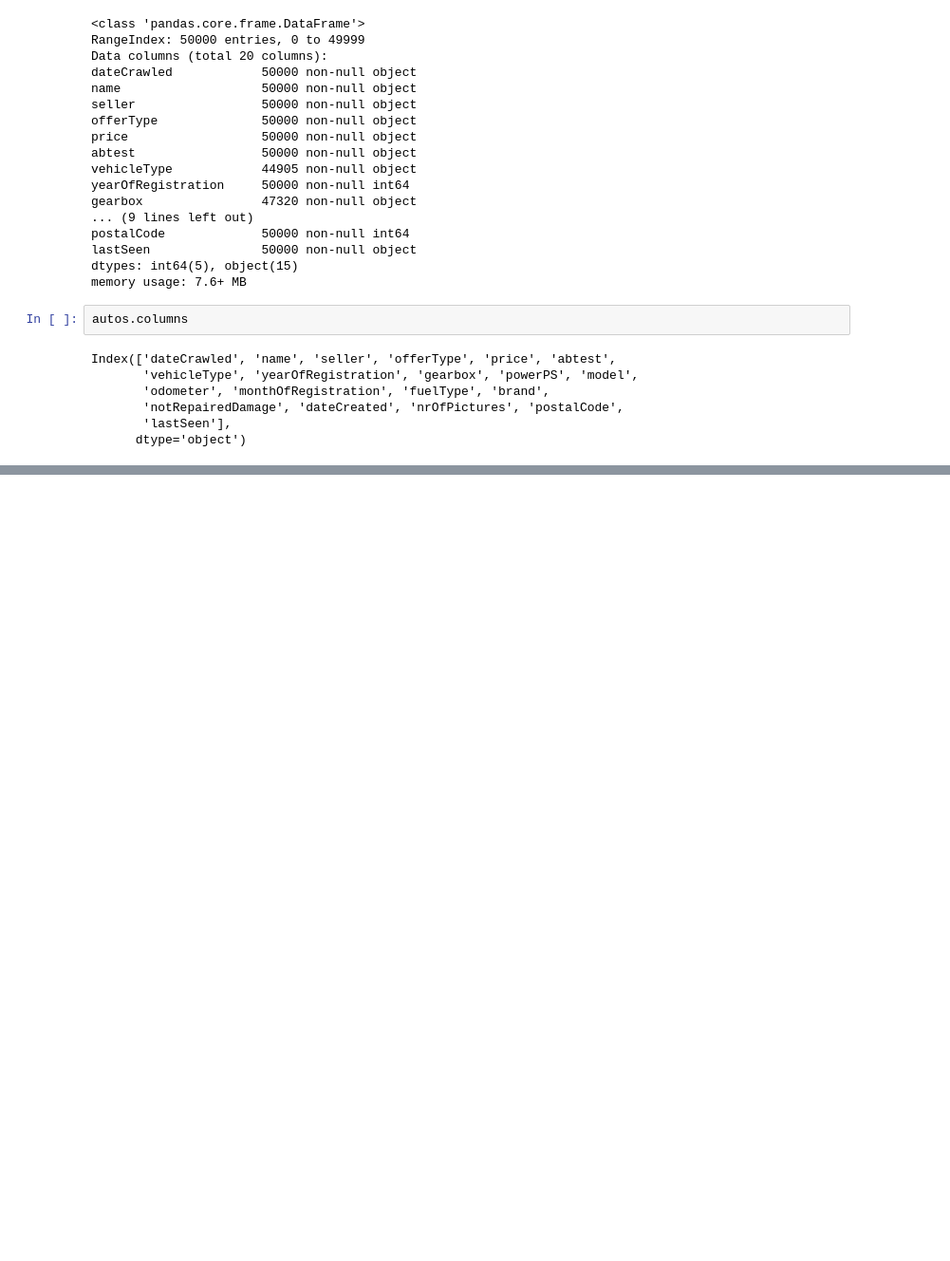
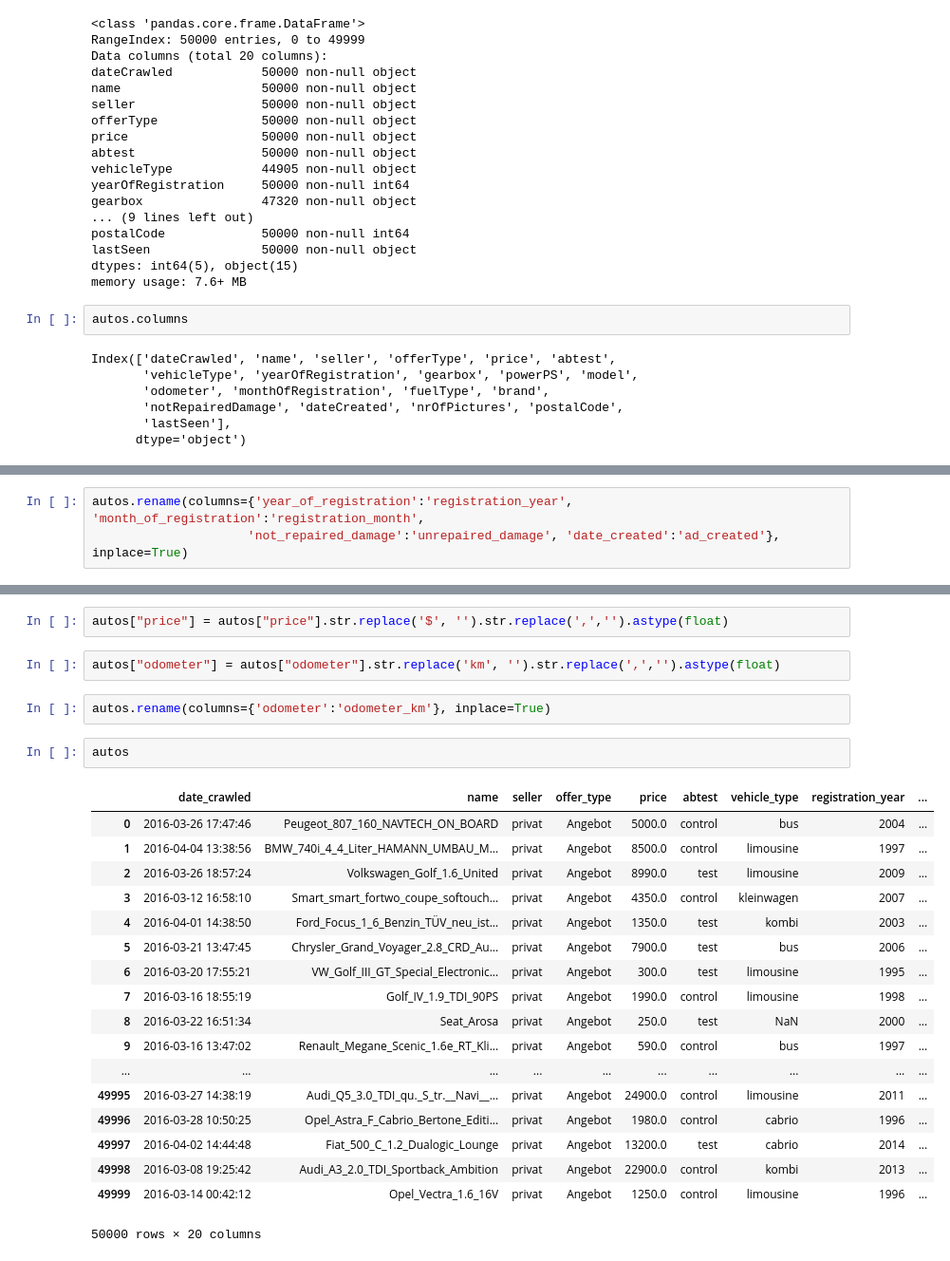
Before and after one commit to raktim314/Ebay-Car-Sales-Data, a Jupyter notebook: Basics.ipynb, the cells around one changed output, grey strips where cells are left out. Shown: that part at 95% size. Saved outputs shown, nothing was run; the diff lists cells and outputs as text; blank space fills up the shorter version.

Commit message:
non-numeric terms removed from price and odometer columns

```diff
--- a/Basics.ipynb
+++ b/Basics.ipynb
@@ -42,0 +63,3 @@ Index(['dateCrawled', 'name', 'seller', 'offerType', 'price', 'abtest',
+# %%
+autos.rename(columns={'year_of_registration':'registration_year', 'month_of_registration':'registration_month',
+                     'not_repaired_damage':'unrepaired_damage', 'date_created':'ad_created'}, inplace=True)
@@ -42,0 +87,27 @@ Index(['dateCrawled', 'name', 'seller', 'offerType', 'price', 'abtest',
+# %%
+autos["price"] = autos["price"].str.replace('$', '').str.replace(',','').astype(float)
+# %%
+autos["odometer"] = autos["odometer"].str.replace('km', '').str.replace(',','').astype(float)
+# %%
+autos.rename(columns={'odometer':'odometer_km'}, inplace=True)
+# %%
+autos
+# %% [output]
+|  | date_crawled | name | seller | offer_type | price | abtest | vehicle_type | registration_year | ... |
+| 0 | 2016-03-26 17:47:46 | Peugeot_807_160_NAVTECH_ON_BOARD | privat | Angebot | 5000.0 | control | bus | 2004 | ... |
+| 1 | 2016-04-04 13:38:56 | BMW_740i_4_4_Liter_HAMANN_UMBAU_M... | privat | Angebot | 8500.0 | control | limousine | 1997 | ... |
+| 2 | 2016-03-26 18:57:24 | Volkswagen_Golf_1.6_United | privat | Angebot | 8990.0 | test | limousine | 2009 | ... |
+| 3 | 2016-03-12 16:58:10 | Smart_smart_fortwo_coupe_softouch... | privat | Angebot | 4350.0 | control | kleinwagen | 2007 | ... |
+| 4 | 2016-04-01 14:38:50 | Ford_Focus_1_6_Benzin_TÜV_neu_ist... | privat | Angebot | 1350.0 | test | kombi | 2003 | ... |
+| 5 | 2016-03-21 13:47:45 | Chrysler_Grand_Voyager_2.8_CRD_Au... | privat | Angebot | 7900.0 | test | bus | 2006 | ... |
+| 6 | 2016-03-20 17:55:21 | VW_Golf_III_GT_Special_Electronic... | privat | Angebot | 300.0 | test | limousine | 1995 | ... |
+| 7 | 2016-03-16 18:55:19 | Golf_IV_1.9_TDI_90PS | privat | Angebot | 1990.0 | control | limousine | 1998 | ... |
+| 8 | 2016-03-22 16:51:34 | Seat_Arosa | privat | Angebot | 250.0 | test | NaN | 2000 | ... |
+| 9 | 2016-03-16 13:47:02 | Renault_Megane_Scenic_1.6e_RT_Kli... | privat | Angebot | 590.0 | control | bus | 1997 | ... |
+| ... | ... | ... | ... | ... | ... | ... | ... | ... | ... |
+| 49995 | 2016-03-27 14:38:19 | Audi_Q5_3.0_TDI_qu._S_tr.__Navi__... | privat | Angebot | 24900.0 | control | limousine | 2011 | ... |
+| 49996 | 2016-03-28 10:50:25 | Opel_Astra_F_Cabrio_Bertone_Editi... | privat | Angebot | 1980.0 | control | cabrio | 1996 | ... |
+| 49997 | 2016-04-02 14:44:48 | Fiat_500_C_1.2_Dualogic_Lounge | privat | Angebot | 13200.0 | test | cabrio | 2014 | ... |
+| 49998 | 2016-03-08 19:25:42 | Audi_A3_2.0_TDI_Sportback_Ambition | privat | Angebot | 22900.0 | control | kombi | 2013 | ... |
+| 49999 | 2016-03-14 00:42:12 | Opel_Vectra_1.6_16V | privat | Angebot | 1250.0 | control | limousine | 1996 | ... |
+50000 rows × 20 columns
```
Also changed, not shown: parts of 4 cells of this notebook.
